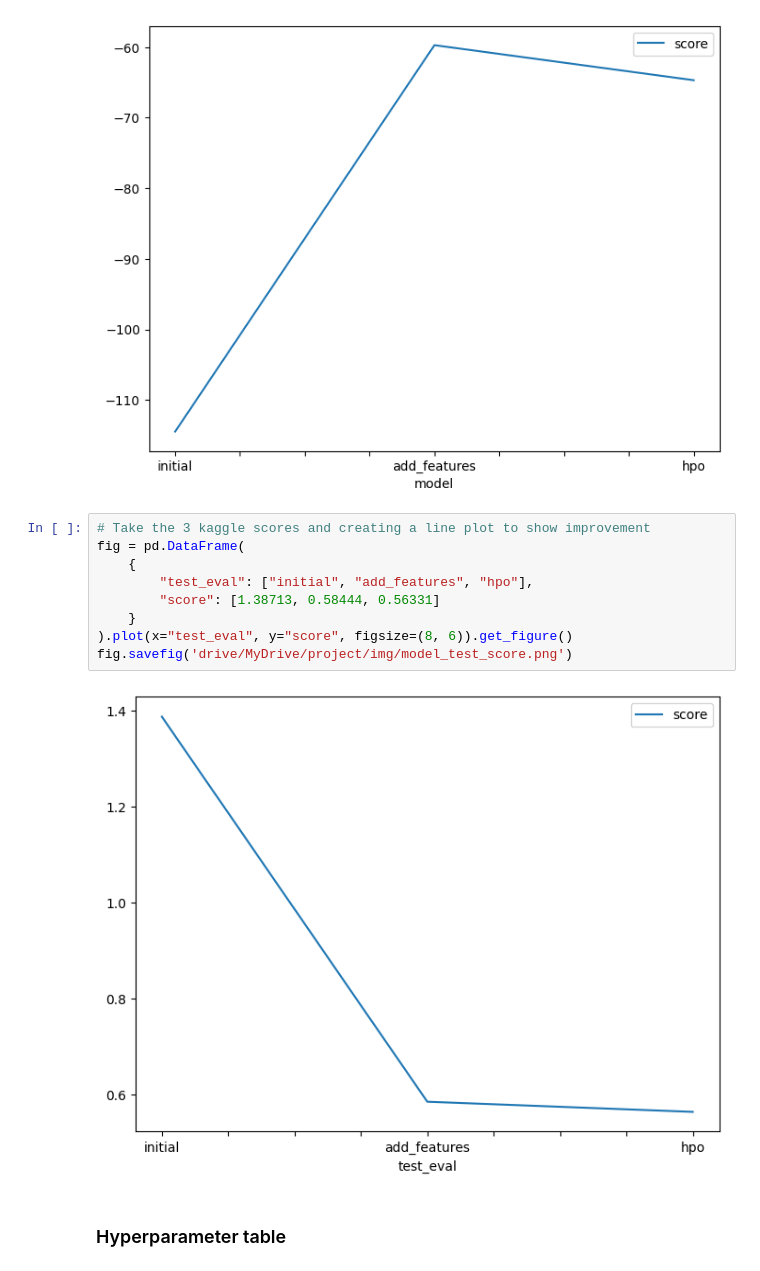
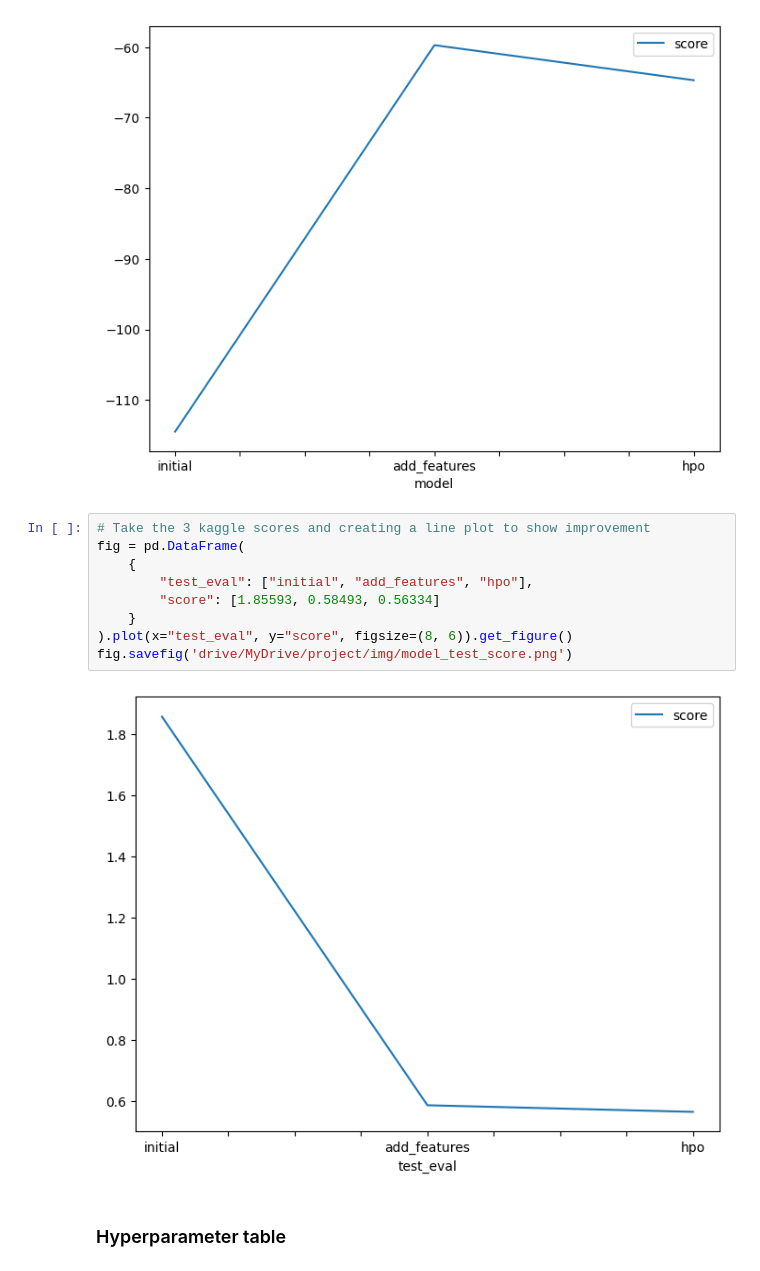
Before and after one commit to rifatperween/predict-bike-sharing-demand, a Jupyter notebook: bike_sharing_demand.ipynb, the cells around one changed output. Cells and saved outputs as stored; diff of their text form.

```diff
--- a/bike_sharing_demand.ipynb
+++ b/bike_sharing_demand.ipynb
@@ -805,14 +759,14 @@ fig.savefig('drive/MyDrive/project/img/model_train_score.png')
 # %%
 # Take the 3 kaggle scores and creating a line plot to show improvement
 fig = pd.DataFrame(
     {
         "test_eval": ["initial", "add_features", "hpo"],
-        "score": [1.38713, 0.58444, 0.56331]
+        "score": [1.85593, 0.58493, 0.56334]
     }
 ).plot(x="test_eval", y="score", figsize=(8, 6)).get_figure()
 fig.savefig('drive/MyDrive/project/img/model_test_score.png')
 # %% [output]
-[figure, old version]
+[figure, new version]
 # %% [markdown]
 ### Hyperparameter table
 # %%
```
Also changed, not shown: parts of 26 cells of this notebook, 14 other files.
